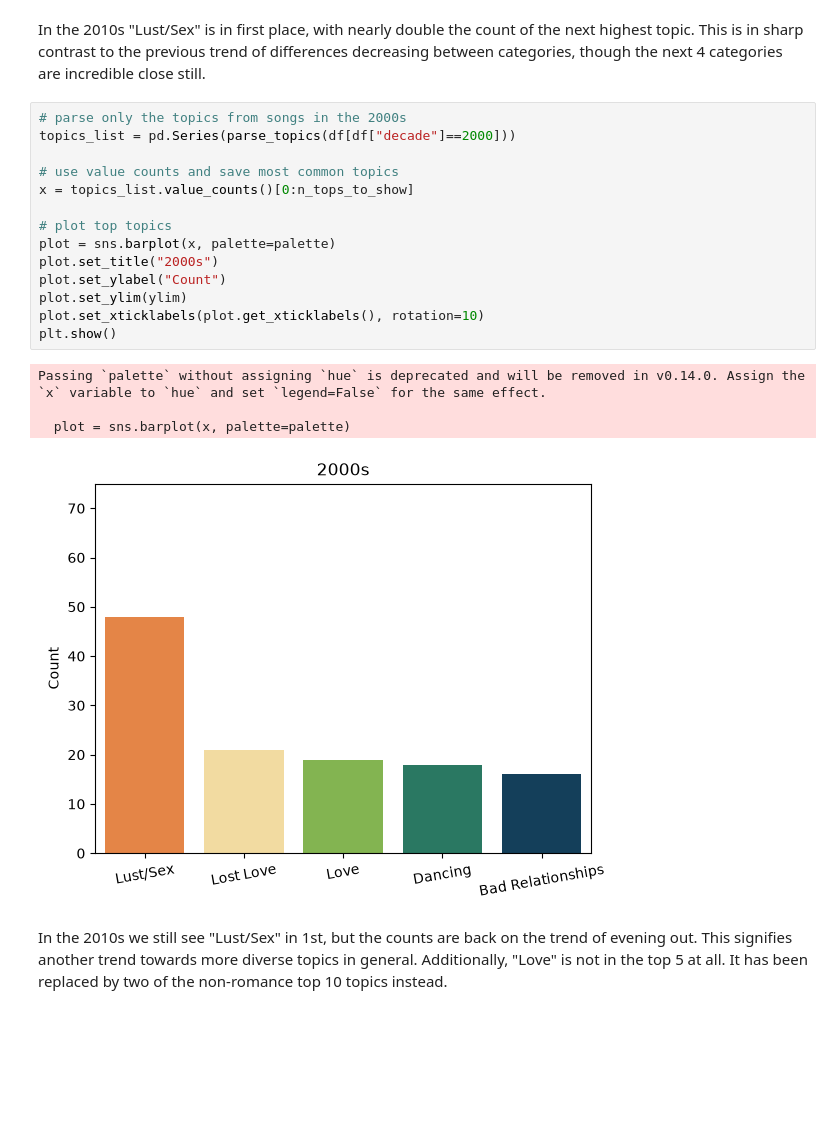
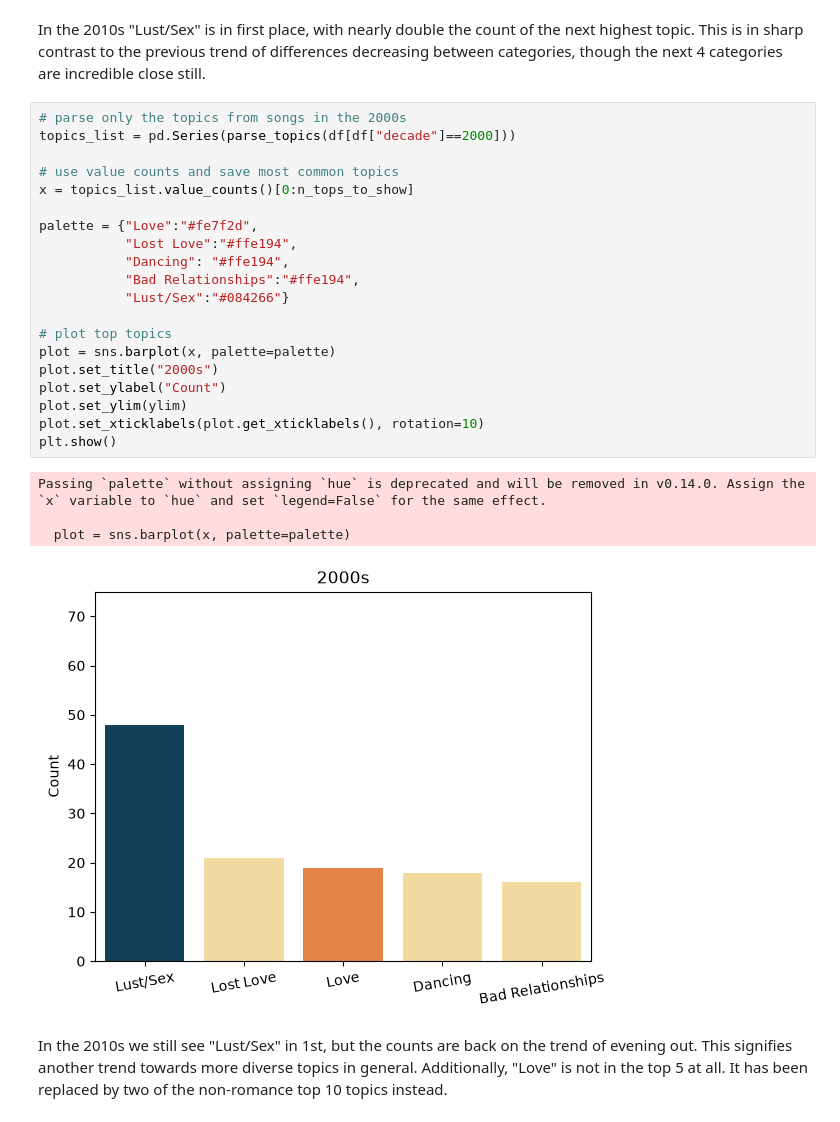
Before and after one commit to IzzyMRob/CS_161_Project, a Jupyter notebook: izzy_lyric_topic.ipynb, the cells around one changed output. Drawn from its saved outputs; the diff is of its cells as text; blank space fills up the shorter version.

```diff
--- a/izzy_lyric_topic.ipynb
+++ b/izzy_lyric_topic.ipynb
@@ -308,22 +338,28 @@ In the 2010s "Lust/Sex" is in first place, with nearly double the count of the n
 # %%
 # parse only the topics from songs in the 2000s
 topics_list = pd.Series(parse_topics(df[df["decade"]==2000]))
 
 # use value counts and save most common topics
 x = topics_list.value_counts()[0:n_tops_to_show]
+
+palette = {"Love":"#fe7f2d",
+           "Lost Love":"#ffe194",
+           "Dancing": "#ffe194",
+           "Bad Relationships":"#ffe194",
+           "Lust/Sex":"#084266"}
 
 # plot top topics
 plot = sns.barplot(x, palette=palette)
 plot.set_title("2000s")
 plot.set_ylabel("Count")
 plot.set_ylim(ylim)
 plot.set_xticklabels(plot.get_xticklabels(), rotation=10)
 plt.show()
 # %% [output]
 Passing `palette` without assigning `hue` is deprecated and will be removed in v0.14.0. Assign the `x` variable to `hue` and set `legend=False` for the same effect.
 
   plot = sns.barplot(x, palette=palette)
-[figure, old version]
+[figure, new version]
 # %% [markdown]
 In the 2010s we still see "Lust/Sex" in 1st, but the counts are back on the trend of evening out. This signifies another trend towards more diverse topics in general. Additionally, "Love" is not in the top 5 at all. It has been replaced by two of the non-romance top 10 topics instead.
 # %%
```
Also changed, not shown: parts of 8 cells of this notebook, 1 other file.
